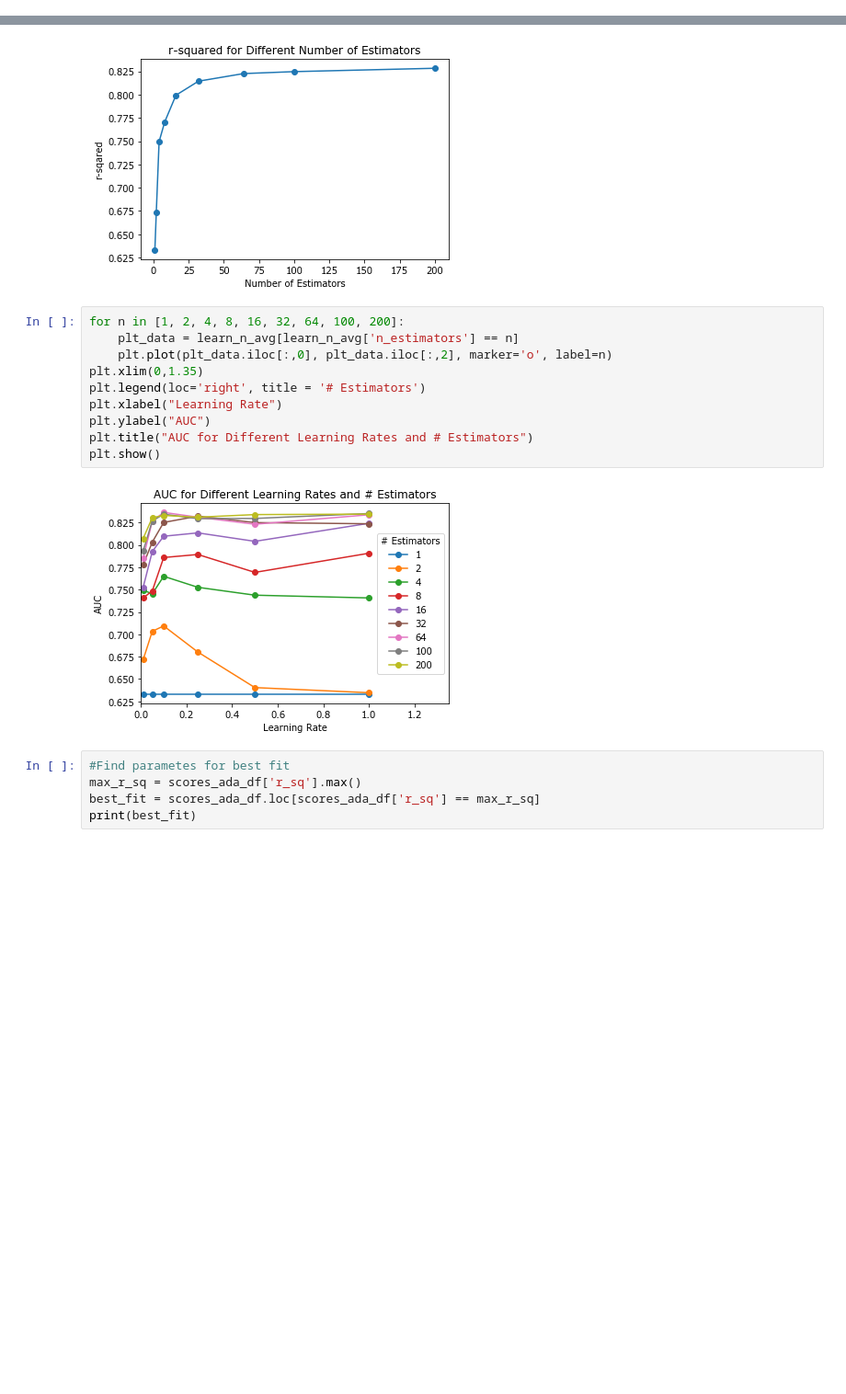
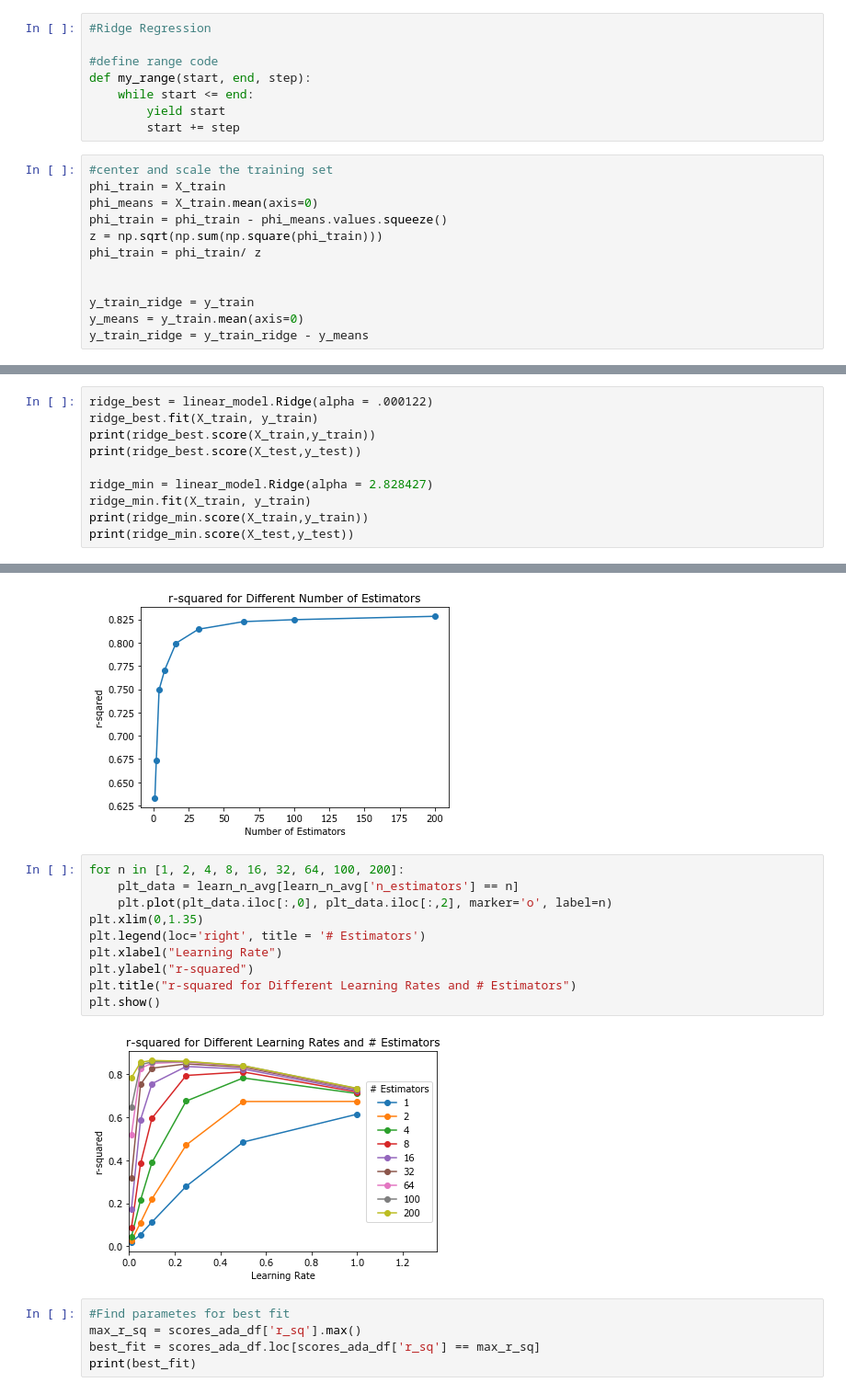
Before and after one commit to kathyxiong/stat_learning_case_study, a Jupyter notebook: freyder_housing_regression_boosting.ipynb, the cells around one changed output, grey strips where cells are left out. Shown at 92% size. Saved outputs shown, nothing was run; the diff lists cells and outputs as text; blank space fills up the shorter version.

Commit message:
added ridge regression

```diff
--- a/freyder_housing_regression_boosting.ipynb
+++ b/freyder_housing_regression_boosting.ipynb
@@ -54,3 +55,23 @@ Mean Absolute Error: 3.567326018996795
 Mean Squared Error: 26.944812249518147
 Root Mean Squared Error: 5.190839262539165
 coefficient of determination: 0.6859495577055561
+# %%
+#Ridge Regression
+
+#define range code
+def my_range(start, end, step):
+    while start <= end:
+        yield start
+        start += step
+# %%
+#center and scale the training set
+phi_train = X_train
+phi_means = X_train.mean(axis=0)
+phi_train = phi_train - phi_means.values.squeeze()
+z = np.sqrt(np.sum(np.square(phi_train)))
+phi_train = phi_train/ z
+
+
+y_train_ridge = y_train
+y_means = y_train.mean(axis=0)
+y_train_ridge = y_train_ridge - y_means
@@ -56,0 +116,10 @@ coefficient of determination: 0.6859495577055561
+# %%
+ridge_best = linear_model.Ridge(alpha = .000122)
+ridge_best.fit(X_train, y_train)
+print(ridge_best.score(X_train,y_train))
+print(ridge_best.score(X_test,y_test))
+
+ridge_min = linear_model.Ridge(alpha = 2.828427)
+ridge_min.fit(X_train, y_train)
+print(ridge_min.score(X_train,y_train))
+print(ridge_min.score(X_test,y_test))
@@ -94,15 +183,15 @@ Text(0.5, 1.0, 'r-squared for Different Number of Estimators')
 # %%
 for n in [1, 2, 4, 8, 16, 32, 64, 100, 200]:
     plt_data = learn_n_avg[learn_n_avg['n_estimators'] == n]
     plt.plot(plt_data.iloc[:,0], plt_data.iloc[:,2], marker='o', label=n)
 plt.xlim(0,1.35)
 plt.legend(loc='right', title = '# Estimators')
 plt.xlabel("Learning Rate")
-plt.ylabel("AUC")
-plt.title("AUC for Different Learning Rates and # Estimators")
+plt.ylabel("r-squared")
+plt.title("r-squared for Different Learning Rates and # Estimators")
 plt.show()
 # %% [output]
-[figure, old version]
+[figure, new version]
 # %%
 #Find parametes for best fit
 max_r_sq = scores_ada_df['r_sq'].max()
```
Also changed, not shown: parts of 7 cells of this notebook.
